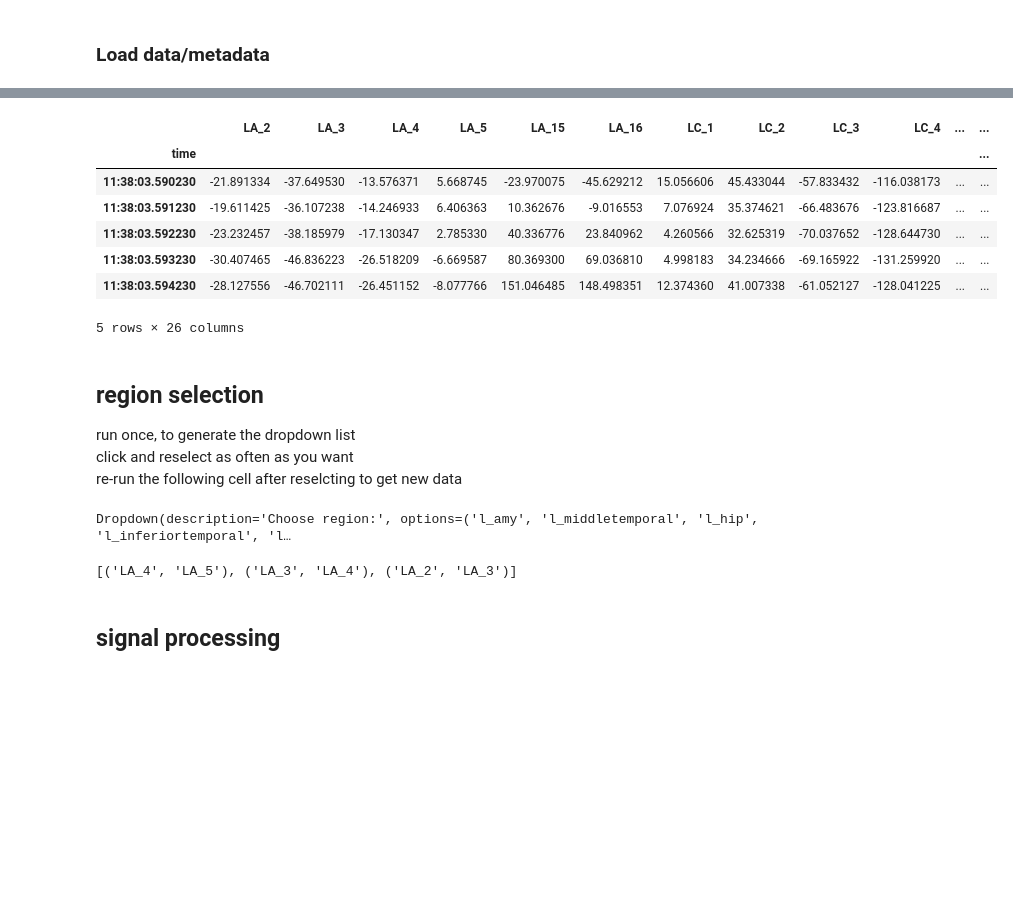
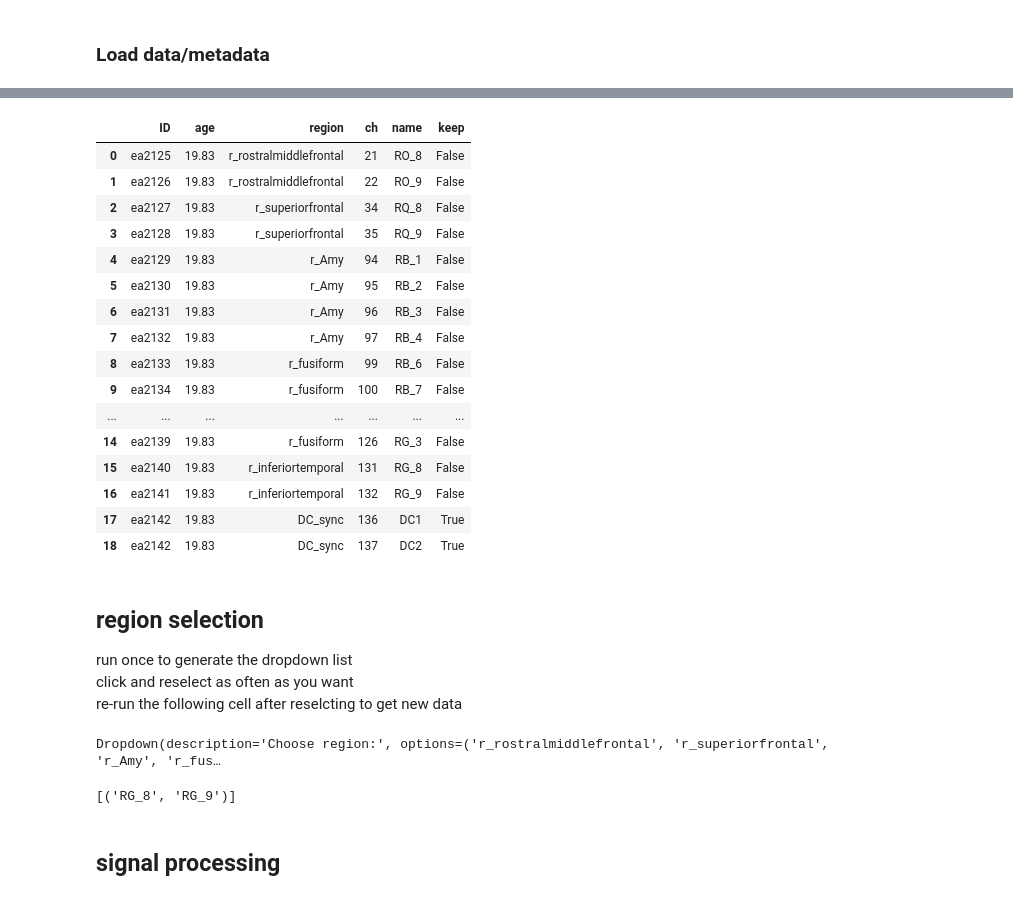
Before and after one commit to jtmiles/GRID_lab_python, a Jupyter notebook: screen_contacts.ipynb, the cells around one changed output, grey strips where cells are left out. Saved outputs shown, nothing was run; the diff lists cells and outputs as text; code cells hidden in the pictures; blank space fills up the shorter version.

```diff
--- a/screen_contacts.ipynb
+++ b/screen_contacts.ipynb
@@ -147,36 +127,53 @@ C:\Users\jmile3\OneDrive - SCH\emotional_faces_data\a5a41c\EmotionTask
 # %%
 # load each data file
 
 montage = read_data.load_info(fstr,ftype="montage")
 montage.name = montage.name.replace(" ","",regex=True)
 origfs,data = read_data.load_iEEG(fstr,load_meta=True)
 events = read_data.load_info(fstr,ftype="events")
 data.columns = data.columns.str.replace(r"\s+", "", regex=True)
 
 try:
     origtime = pd.to_datetime(data.time,format='%H:%M:%S.%f')
 except AttributeError:
     origtime = pd.to_datetime(data.index,format='%H:%M:%S.%f')
 
 origts = np.array(origtime-origtime[0])/ np.timedelta64(1, 's')
 
 if origfs == None:
     origfs = 1/np.diff(origts).astype("float64").mean()
     print("original sampling frequency not declared, calculated as: "+str(origfs)+" Hz")
 
-display(data.head())
+# check to see if a keep column has been added yet, add if not
+if not any(montage.columns=="keep"):
+    ##########################################
+    #### ***everything STARTS as False*** ####
+    ##########################################
+    montage["keep"] = np.zeros(len(montage.index),dtype=bool)
+    montage.loc[montage.region=="DC_sync","keep"] = True
+
+display(montage)
 # %% [output]
-|  | LA_2 | LA_3 | LA_4 | LA_5 | LA_15 | LA_16 | LC_1 | LC_2 | LC_3 | LC_4 | ... | ... |
-| time |  |  |  |  |  |  |  |  |  |  |  | ... |
-| 11:38:03.590230 | -21.891334 | -37.649530 | -13.576371 | 5.668745 | -23.970075 | -45.629212 | 15.056606 | 45.433044 | -57.833432 | -116.038173 | ... | ... |
-| 11:38:03.591230 | -19.611425 | -36.107238 | -14.246933 | 6.406363 | 10.362676 | -9.016553 | 7.076924 | 35.374621 | -66.483676 | -123.816687 | ... | ... |
-| 11:38:03.592230 | -23.232457 | -38.185979 | -17.130347 | 2.785330 | 40.336776 | 23.840962 | 4.260566 | 32.625319 | -70.037652 | -128.644730 | ... | ... |
-| 11:38:03.593230 | -30.407465 | -46.836223 | -26.518209 | -6.669587 | 80.369300 | 69.036810 | 4.998183 | 34.234666 | -69.165922 | -131.259920 | ... | ... |
-| 11:38:03.594230 | -28.127556 | -46.702111 | -26.451152 | -8.077766 | 151.046485 | 148.498351 | 12.374360 | 41.007338 | -61.052127 | -128.041225 | ... | ... |
+|  | ID | age | region | ch | name | keep |
+| 0 | ea2125 | 19.83 | r_rostralmiddlefrontal | 21 | RO_8 | False |
+| 1 | ea2126 | 19.83 | r_rostralmiddlefrontal | 22 | RO_9 | False |
+| 2 | ea2127 | 19.83 | r_superiorfrontal | 34 | RQ_8 | False |
+| 3 | ea2128 | 19.83 | r_superiorfrontal | 35 | RQ_9 | False |
+| 4 | ea2129 | 19.83 | r_Amy | 94 | RB_1 | False |
+| 5 | ea2130 | 19.83 | r_Amy | 95 | RB_2 | False |
+| 6 | ea2131 | 19.83 | r_Amy | 96 | RB_3 | False |
+| 7 | ea2132 | 19.83 | r_Amy | 97 | RB_4 | False |
+| 8 | ea2133 | 19.83 | r_fusiform | 99 | RB_6 | False |
+| 9 | ea2134 | 19.83 | r_fusiform | 100 | RB_7 | False |
+| ... | ... | ... | ... | ... | ... | ... |
+| 14 | ea2139 | 19.83 | r_fusiform | 126 | RG_3 | False |
+| 15 | ea2140 | 19.83 | r_inferiortemporal | 131 | RG_8 | False |
+| 16 | ea2141 | 19.83 | r_inferiortemporal | 132 | RG_9 | False |
+| 17 | ea2142 | 19.83 | DC_sync | 136 | DC1 | True |
+| 18 | ea2142 | 19.83 | DC_sync | 137 | DC2 | True |
-5 rows × 26 columns
 # %% [markdown]
 ## region selection
-run once, to generate the dropdown list <br>
+run once to generate the dropdown list <br>
 click and reselect as often as you want <br>
 re-run the following cell after reselcting to get new data
 # %%
@@ -190,13 +187,13 @@ ch_list = montage.name.to_list()
 all_reg = montage.region.unique()
 dropdown = utils.dropdown_select(all_reg)
 # %% [output]
-Dropdown(description='Choose region:', options=('l_amy', 'l_middletemporal', 'l_hip', 'l_inferiortemporal', 'l…
+Dropdown(description='Choose region:', options=('r_rostralmiddlefrontal', 'r_superiorfrontal', 'r_Amy', 'r_fus…
 # %%
 reg = dropdown.value
 pairs_list = utils.find_valid_pairs(montage.loc[montage.region==reg,"name"].to_list())
 print(pairs_list)
 # %% [output]
-[('LA_4', 'LA_5'), ('LA_3', 'LA_4'), ('LA_2', 'LA_3')]
+[('RG_8', 'RG_9')]
 # %% [markdown]
 ## signal processing
 # %%
```
Also changed, not shown: parts of 64 cells of this notebook, 3 other files.
